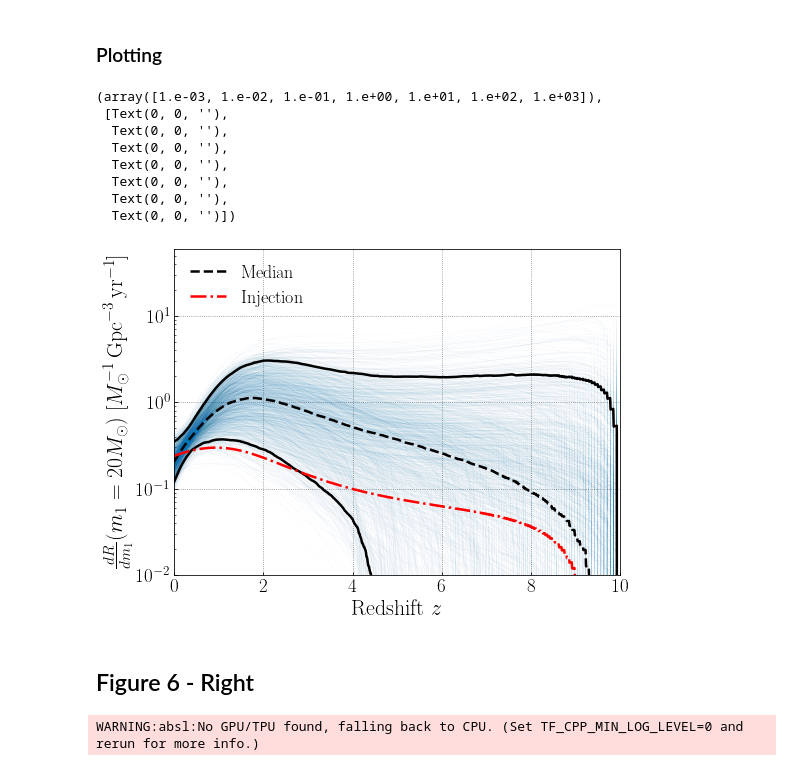
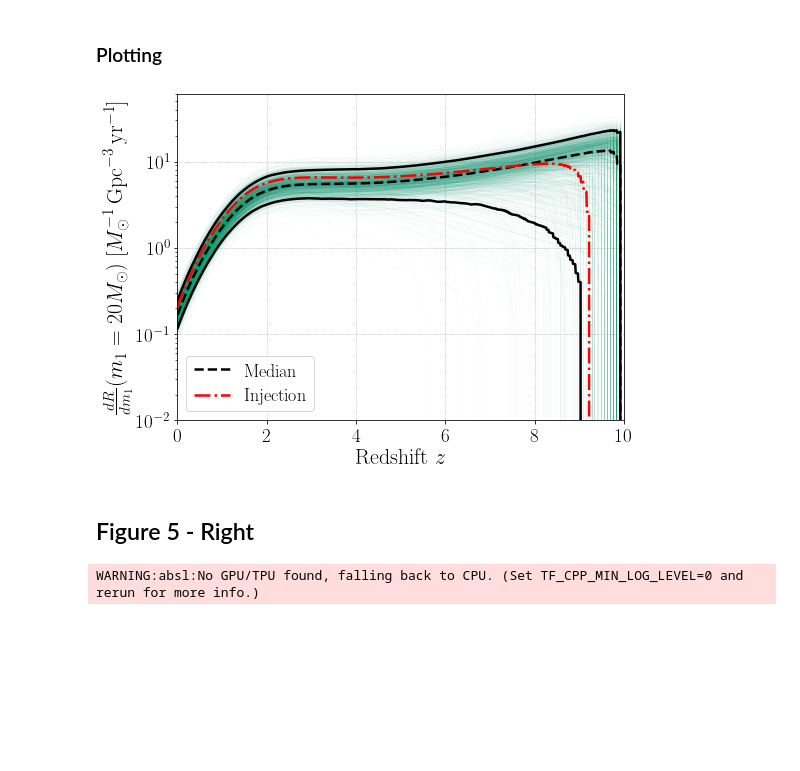
Before and after one commit to kevinturbang/bbh_gwb_time_delay_inference, a Jupyter notebook: figures/reproduce_figure_6.ipynb, the cells around one changed output. Saved outputs shown, nothing was run; the diff lists cells and outputs as text; code cells hidden in the pictures; blank space fills up the shorter version.

```diff
--- a/figures/reproduce_figure_6.ipynb
+++ b/figures/reproduce_figure_6.ipynb
@@ -30,8 +31,8 @@ my_palette = sns.color_palette("colorblind")
 # %% [markdown]
 ## Load in results
 # %%
-data_CBC_GWB_undetectable_O5 = az.from_netcdf("../data/O5_CBC_GWB_undetectable_MD.cdf")
-# az.summary(data_CBC_GWB_udetectable_O5) # Uncomment to see statistics of the parameters inferred during the parameter estimation run
+data_CBC_GWB_detectable_O5 = az.from_netcdf("../data/O5_CBC_GWB_detectable_MD.cdf")
+# az.summary(data_CBC_GWB_detectable_O5) # Uncomment to see statistics of the parameters inferred during the parameter estimation run
 # %%
-stacked_samples_CBC_GWB_undetectable_O5 = data_CBC_GWB_undetectable_O5.posterior.stack(draws=("chain", "draw"))
+stacked_samples_CBC_GWB_detectable_O5 = data_CBC_GWB_detectable_O5.posterior.stack(draws=("chain", "draw"))
 # %% [markdown]
@@ -68,19 +69,19 @@ grid = zs
 nTraces = 1500
 
 # Instantiate an array to hold a collection of traces
-p_z_CBC_GWB_MD_O5_undetectable = np.zeros((nTraces,grid.size))
+p_z_CBC_GWB_MD_O5_detectable = np.zeros((nTraces,grid.size))
 
 # For a random set of posterior samples, compute and store the corresponding probability densities across our grid
-random_indices = np.random.choice(np.arange(stacked_samples_CBC_GWB_undetectable_O5.logR20.size),size=nTraces,replace=False)
+random_indices = np.random.choice(np.arange(stacked_samples_CBC_GWB_detectable_O5.logR20.size),size=nTraces,replace=False)
 for i,ind in enumerate(random_indices):
     if i%100==0:
         print(i)
-    td_min = stacked_samples_CBC_GWB_undetectable_O5.td_min.values[i]
-    lambda_td = stacked_samples_CBC_GWB_undetectable_O5.lambda_td.values[i]
-    metMin_td = stacked_samples_CBC_GWB_undetectable_O5.metMin_td.values[i]
-    logR20 = stacked_samples_CBC_GWB_undetectable_O5.logR20.values[i]
+    td_min = stacked_samples_CBC_GWB_detectable_O5.td_min.values[i]
+    lambda_td = stacked_samples_CBC_GWB_detectable_O5.lambda_td.values[i]
+    metMin_td = stacked_samples_CBC_GWB_detectable_O5.metMin_td.values[i]
+    logR20 = stacked_samples_CBC_GWB_detectable_O5.logR20.values[i]
     merger_rate_tmp, rate_02_tmp = R_norm_MD(grid, metMin_td, lambda_td, td_min)
-    p_z_CBC_GWB_MD_O5_undetectable[i,:] = 10**logR20*merger_rate_tmp/rate_02_tmp
+    p_z_CBC_GWB_MD_O5_detectable[i,:] = 10**logR20*merger_rate_tmp/rate_02_tmp
 # %% [output]
 0
 100
@@ -109,30 +103,31 @@ R_inj_undet = R20_undet*merger_rate_tmp/rate_02_tmp
+# %%
+metMin_det = 0.03395877847809755
+lambda_det = -3.745298767609874
+tdmin_det = 0.05
+R20_det = 0.37761029585772754
+merger_rate_tmp, rate_02_tmp = R_norm_MD(grid, metMin_det, lambda_det, tdmin_det)
+R_inj_det = R20_det*merger_rate_tmp/rate_02_tmp
 # %%
 for ii in range(nTraces):
-    plt.plot(zs,p_z_CBC_GWB_MD_O5_undetectable[ii],color=my_palette[0],lw=0.15,alpha=0.1)
-plt.plot(grid,np.quantile(p_z_CBC_GWB_MD_O5_undetectable,0.05,axis=0),color='k', lw=2.5, alpha=1)
-plt.plot(grid,np.quantile(p_z_CBC_GWB_MD_O5_undetectable,0.95,axis=0),color='k',lw=2.5, alpha=1)
-plt.plot(grid,np.median(p_z_CBC_GWB_MD_O5_undetectable,axis=0),color='k', ls='dashed', lw=2.5, alpha=1, label="Median")
-plt.plot(grid,R_inj_undet,color='r', ls='dashdot', lw=2.5, alpha=1, label="Injection")
+    plt.plot(zs,p_z_CBC_GWB_MD_O5_detectable[ii],color=my_palette[2],lw=0.15,alpha=0.1)
+plt.plot(grid,np.quantile(p_z_CBC_GWB_MD_O5_detectable,0.05,axis=0),color='k', lw=2.5, alpha=1)
+plt.plot(grid,np.quantile(p_z_CBC_GWB_MD_O5_detectable,0.95,axis=0),color='k',lw=2.5, alpha=1)
+plt.plot(grid,np.median(p_z_CBC_GWB_MD_O5_detectable,axis=0),color='k', ls='dashed', lw=2.5, alpha=1, label="Median")
+plt.plot(grid,R_inj_det,color='r', ls='dashdot', lw=2.5, alpha=1, label="Injection")
 plt.yscale("log")
 plt.xlabel("Redshift $z$", fontsize=22)
 plt.xlim(0,10)
 plt.ylim(1e-2,60)
 plt.ylabel("$\\frac{dR}{dm_1}(m_1=20M_\\odot)~[M_\\odot^{-1}\,{\\rm Gpc}^{-3}\,{\\rm yr^{-1}}]$", fontsize=22)
 plt.legend(fontsize = 18)
 plt.xticks(fontsize=19)
 plt.yticks(fontsize=19)
+plt.grid(visible=True, ls='dotted')
+plt.savefig("RateO5detectable.pdf",dpi=500,bbox_inches='tight')
 # %% [output]
-(array([1.e-03, 1.e-02, 1.e-01, 1.e+00, 1.e+01, 1.e+02, 1.e+03]),
- [Text(0, 0, ''),
-  Text(0, 0, ''),
-  Text(0, 0, ''),
-  Text(0, 0, ''),
-  Text(0, 0, ''),
-  Text(0, 0, ''),
-  Text(0, 0, '')])
-[figure, old version]
+[figure, new version]
 # %% [markdown]
-## Figure 6 - Right
+## Figure 5 - Right
 # %%
 sys.path.append("../code/")
 # %%
```
Also changed, not shown: parts of 7 cells of this notebook, 10 other files.
